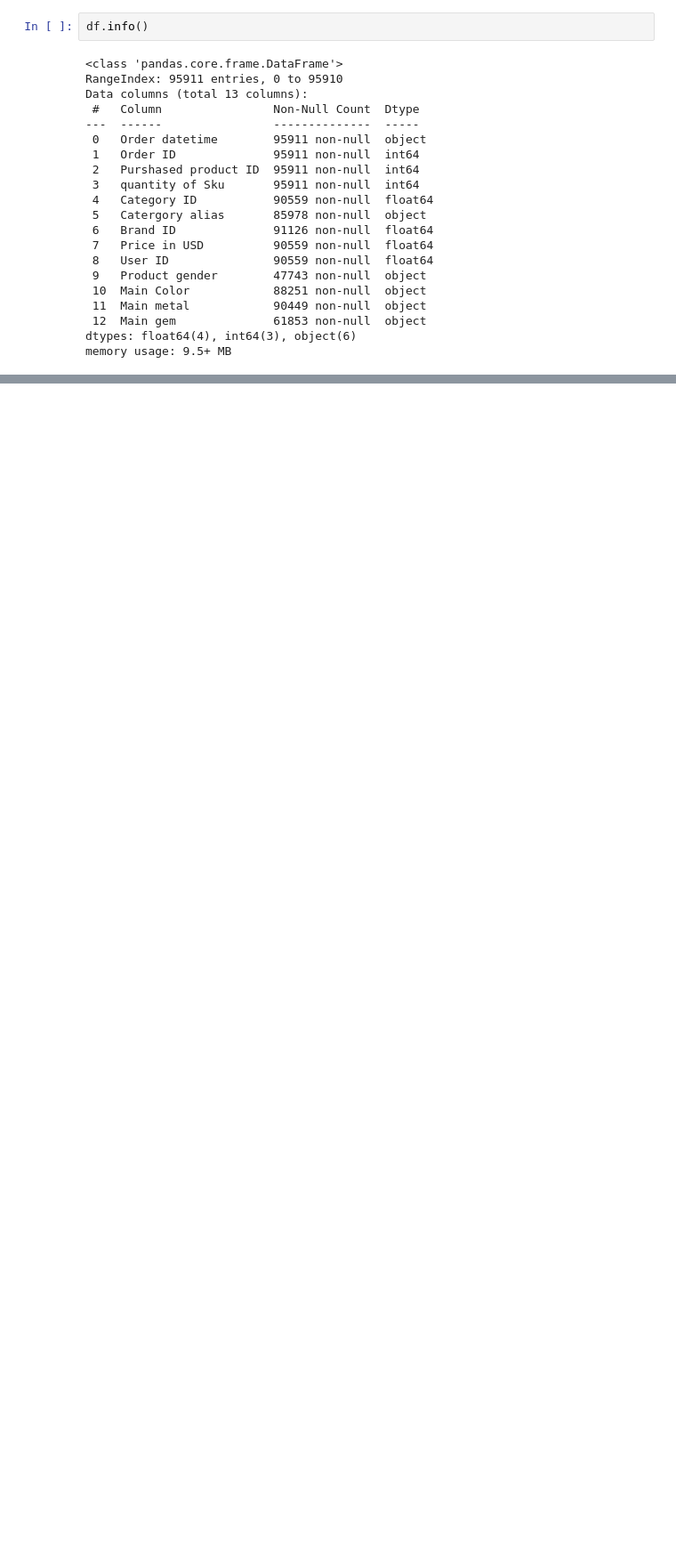
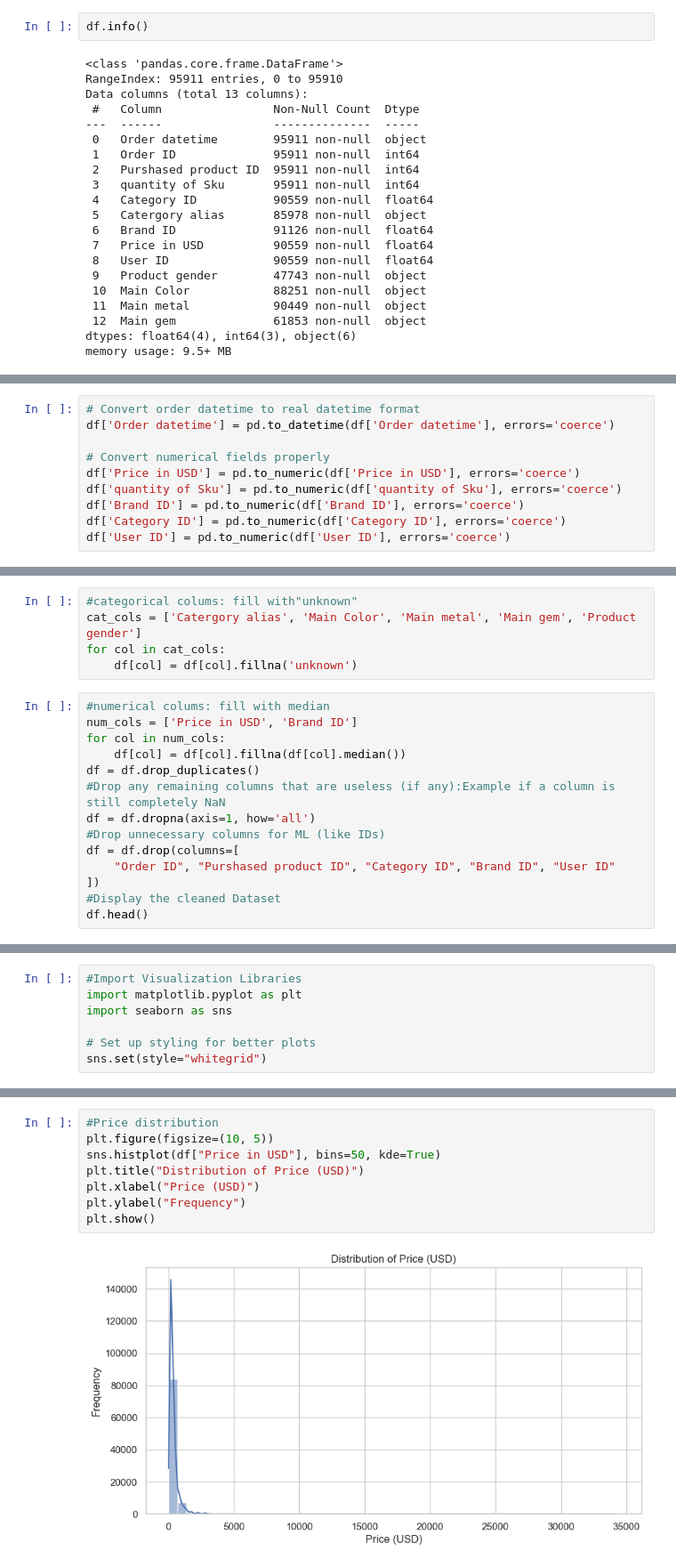
Before and after one commit to Deehoneydoyin/Amdari-Price-optimization, a Jupyter notebook: Notebook/JewelleryOptimization.ipynb, the cells around one changed output, grey strips where cells are left out. Shown at 89% size. Drawn from its saved outputs; the diff is of its cells as text; blank space fills up the shorter version.

```diff
--- a/Notebook/JewelleryOptimization.ipynb
+++ b/Notebook/JewelleryOptimization.ipynb
@@ -126,0 +139,10 @@ memory usage: 9.5+ MB
+# %%
+# Convert order datetime to real datetime format
+df['Order datetime'] = pd.to_datetime(df['Order datetime'], errors='coerce')
+
+# Convert numerical fields properly
+df['Price in USD'] = pd.to_numeric(df['Price in USD'], errors='coerce')
+df['quantity of Sku'] = pd.to_numeric(df['quantity of Sku'], errors='coerce')
+df['Brand ID'] = pd.to_numeric(df['Brand ID'], errors='coerce')
+df['Category ID'] = pd.to_numeric(df['Category ID'], errors='coerce')
+df['User ID'] = pd.to_numeric(df['User ID'], errors='coerce')
@@ -126,0 +151,19 @@ memory usage: 9.5+ MB
+# %%
+#categorical colums: fill with"unknown"
+cat_cols = ['Catergory alias', 'Main Color', 'Main metal', 'Main gem', 'Product gender']
+for col in cat_cols:
+    df[col] = df[col].fillna('unknown')
+# %%
+#numerical colums: fill with median
+num_cols = ['Price in USD', 'Brand ID']
+for col in num_cols:
+    df[col] = df[col].fillna(df[col].median())
+df = df.drop_duplicates()
+#Drop any remaining columns that are useless (if any):Example if a column is still completely NaN
+df = df.dropna(axis=1, how='all')
+#Drop unnecessary columns for ML (like IDs)
+df = df.drop(columns=[
+    "Order ID", "Purshased product ID", "Category ID", "Brand ID", "User ID"
+])
+#Display the cleaned Dataset
+df.head()
@@ -126,0 +214,7 @@ memory usage: 9.5+ MB
+# %%
+#Import Visualization Libraries
+import matplotlib.pyplot as plt
+import seaborn as sns
+
+# Set up styling for better plots
+sns.set(style="whitegrid")
@@ -126,0 +265,10 @@ memory usage: 9.5+ MB
+# %%
+#Price distribution
+plt.figure(figsize=(10, 5))
+sns.histplot(df["Price in USD"], bins=50, kde=True)
+plt.title("Distribution of Price (USD)")
+plt.xlabel("Price (USD)")
+plt.ylabel("Frequency")
+plt.show()
+# %% [output]
+[figure, added]
```
Also changed, not shown: parts of 25 cells of this notebook.
